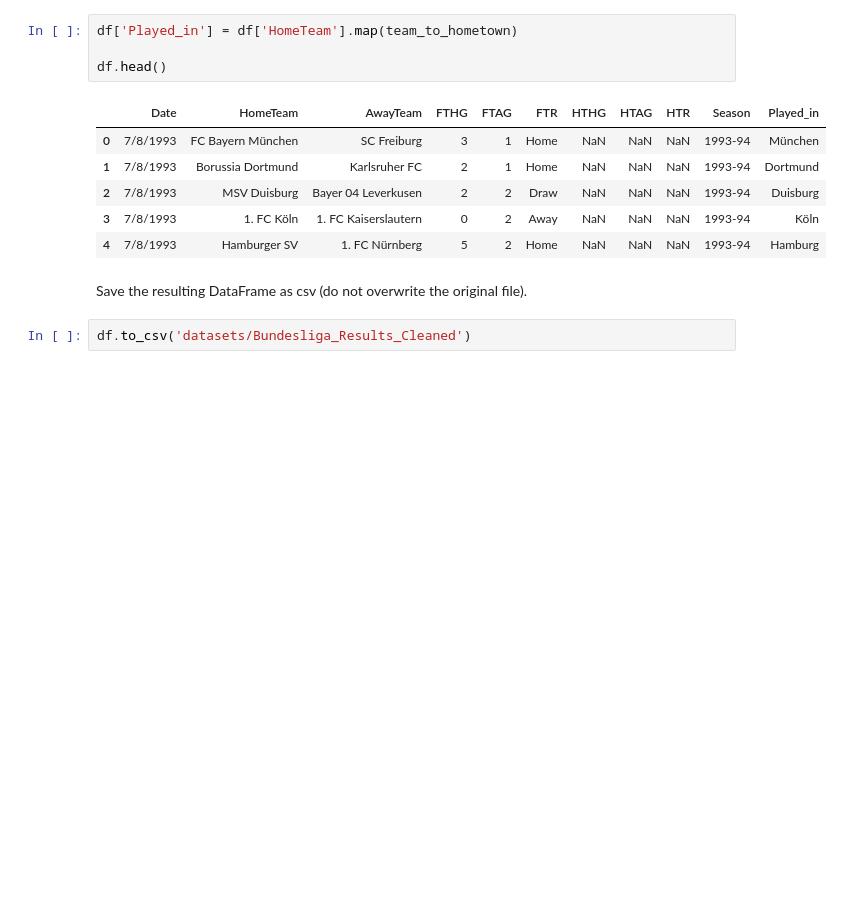
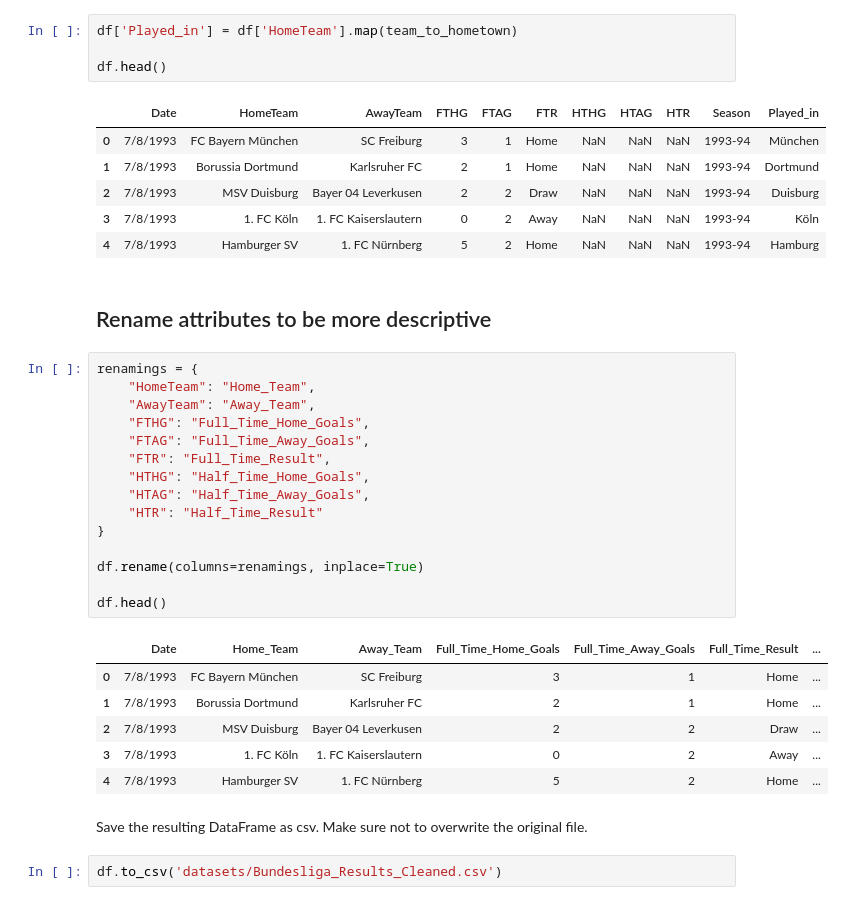
Before and after one commit to TimTen10/training_examples, a Jupyter notebook: Bundesliga_Results.ipynb, the cells around one changed output. Saved outputs shown, nothing was run; the diff lists cells and outputs as text; blank space fills up the shorter version.

Commit message:
Added column renaming

```diff
--- a/Bundesliga_Results.ipynb
+++ b/Bundesliga_Results.ipynb
@@ -268,7 +273,31 @@ df.head()
 | 2 | 7/8/1993 | MSV Duisburg | Bayer 04 Leverkusen | 2 | 2 | Draw | NaN | NaN | NaN | 1993-94 | Duisburg |
 | 3 | 7/8/1993 | 1. FC Köln | 1. FC Kaiserslautern | 0 | 2 | Away | NaN | NaN | NaN | 1993-94 | Köln |
 | 4 | 7/8/1993 | Hamburger SV | 1. FC Nürnberg | 5 | 2 | Home | NaN | NaN | NaN | 1993-94 | Hamburg |
+# %% [markdown]
+## Rename attributes to be more descriptive
+# %%
+renamings = {
+    "HomeTeam": "Home_Team",
+    "AwayTeam": "Away_Team",
+    "FTHG": "Full_Time_Home_Goals",
+    "FTAG": "Full_Time_Away_Goals",
+    "FTR": "Full_Time_Result",
+    "HTHG": "Half_Time_Home_Goals",
+    "HTAG": "Half_Time_Away_Goals",
+    "HTR": "Half_Time_Result"
+}
+
+df.rename(columns=renamings, inplace=True)
+
+df.head()
+# %% [output]
+|  | Date | Home_Team | Away_Team | Full_Time_Home_Goals | Full_Time_Away_Goals | Full_Time_Result | ... |
+| 0 | 7/8/1993 | FC Bayern München | SC Freiburg | 3 | 1 | Home | ... |
+| 1 | 7/8/1993 | Borussia Dortmund | Karlsruher FC | 2 | 1 | Home | ... |
+| 2 | 7/8/1993 | MSV Duisburg | Bayer 04 Leverkusen | 2 | 2 | Draw | ... |
+| 3 | 7/8/1993 | 1. FC Köln | 1. FC Kaiserslautern | 0 | 2 | Away | ... |
+| 4 | 7/8/1993 | Hamburger SV | 1. FC Nürnberg | 5 | 2 | Home | ... |
 # %% [markdown]
-Save the resulting DataFrame as csv (do not overwrite the original file).
+Save the resulting DataFrame as csv. Make sure not to overwrite the original file.
 # %%
-df.to_csv('datasets/Bundesliga_Results_Cleaned')
+df.to_csv('datasets/Bundesliga_Results_Cleaned.csv')
```
Also changed, not shown: parts of 4 cells of this notebook.
